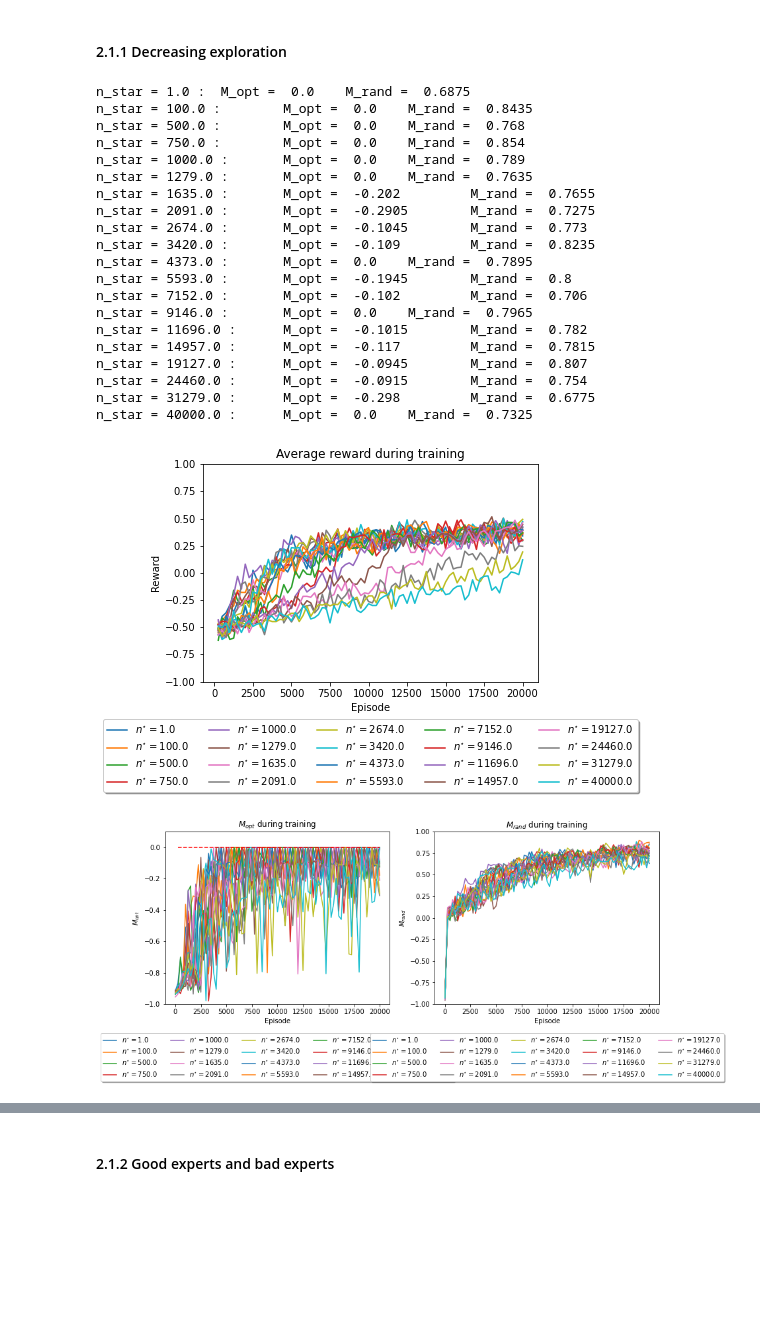
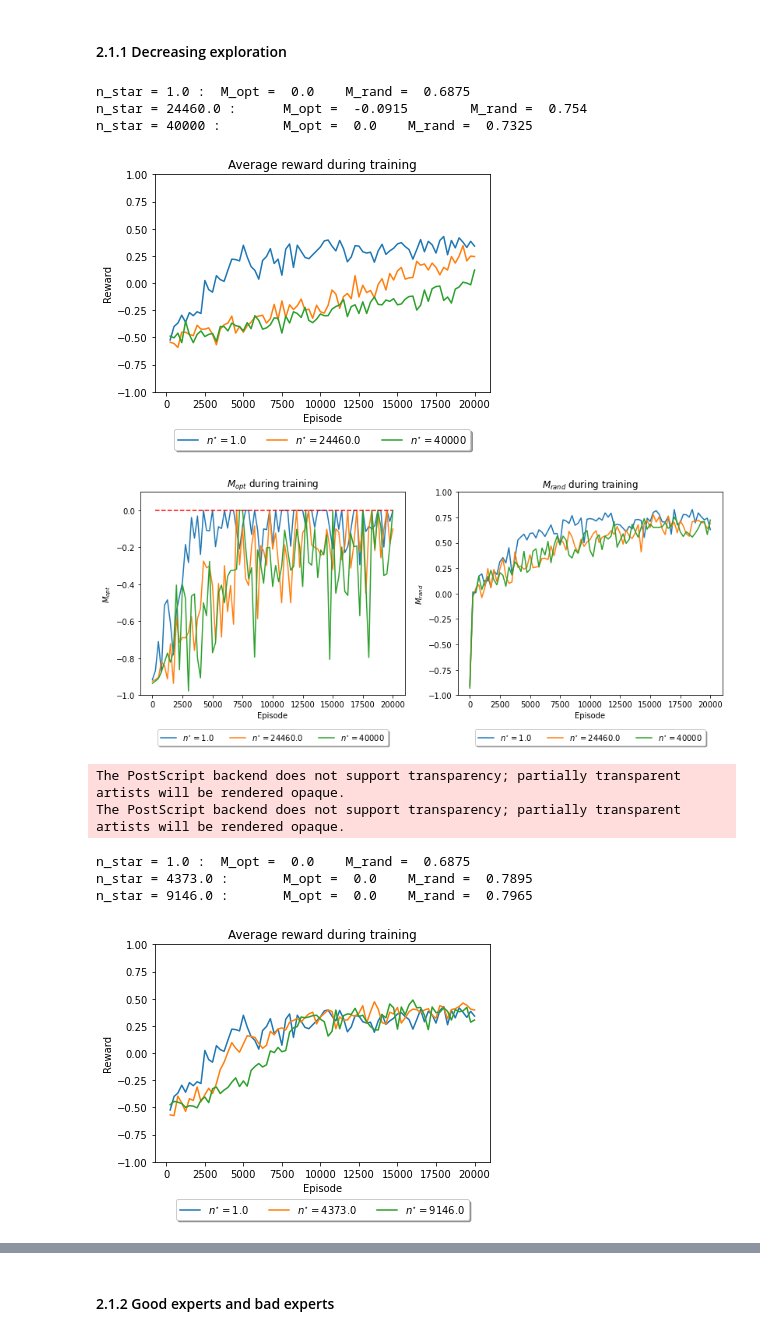
Before and after one commit to IvanBioli/ANN_Project, a Jupyter notebook: code/mini_project_1.ipynb, the cells around one changed output, grey strips where cells are left out. Saved outputs shown, nothing was run; the diff lists cells and outputs as text; code cells hidden in the pictures; blank space fills up the shorter version.

```diff
--- a/code/mini_project_1.ipynb
+++ b/code/mini_project_1.ipynb
@@ -288,2 +306,5 @@ def q_learning(env, alpha = 0.5, gamma = 0.99, num_episodes = 20000, epsilon_exp
 # %% [markdown]
 ### 2.1 Learning from experts
+# %%
+epsilon_vec_plot = np.array([0, 0.0001, 0.0005, 0.001, 0.005, 0.01, 0.05, 0.1, 0.5, 1])
+epsilon_vec = np.hstack((epsilon_vec_plot, np.setdiff1d(np.logspace(-4, -1, 10), epsilon_vec_plot)))
@@ -289,0 +334,9 @@ def q_learning(env, alpha = 0.5, gamma = 0.99, num_episodes = 20000, epsilon_exp
+# %%
+if load:
+    output_folder = os.path.join(os.getcwd(), 'results')
+    os.makedirs(output_folder, exist_ok=True)
+    fname = output_folder + '/stats_dict_eps_self.pkl'
+    with open(fname, 'rb') as handle:
+        stats_dict_eps = pickle.load(handle)
+
+plot_stats(stats_dict_eps, epsilon_vec_plot, "epsilon", "\epsilon", save=save_figs)
@@ -290,31 +358,29 @@ def q_learning(env, alpha = 0.5, gamma = 0.99, num_episodes = 20000, epsilon_exp
 # %%
-env = TictactoeEnv()
-
-# Hyper-parameters
-alpha = 0.05    # Learning rate
-gamma = 0.99    # Discount factor
-epsilon_opt = 0.5   # Optimal player's epsilon
-num_episodes = 20000
-epsilon_exploration = 0.01
-
+epsilon_exploration = 0.05
 Q, stats = q_learning(env, epsilon_exploration=epsilon_exploration, num_episodes=num_episodes, verbose=False, against_opt=True)
 # %%
 # Plotting the average reward for every 250 games during training
 running_average_rewards, x = running_average(stats['rewards'])
+fig = plt.figure()
 plt.plot(x, running_average_rewards)
 plt.ylim([-1,1])
 plt.xlabel('Episode')
 plt.ylabel('Reward')
 plt.title('Average reward during training')
 plt.show()
+if save_figs:
+        output_folder = os.path.join(os.getcwd(), 'figures')
+        os.makedirs(output_folder, exist_ok=True)
+        fig.savefig(output_folder + '/rewards_Q1.png')
+        fig.savefig(output_folder + '/rewards_Q1.eps', format = 'eps')
 
 # Comparing the performance with the optimal player and the random player
 turns = np.array(['X','O'])
 player_opt = OptimalPlayer(epsilon=0.)
 player_rand = OptimalPlayer(epsilon=1.)
 
-names = ['Optimal', 'Random', 'Trained']
-players = [OptimalPlayer(epsilon=0.), OptimalPlayer(epsilon=1.), QPlayer(Q=Q)]
+names = ['Trained', 'Optimal', 'Random']
+players = [QPlayer(Q=Q), OptimalPlayer(epsilon=0.), OptimalPlayer(epsilon=1.)]
 
 for (name, player) in zip(names, players):
     print("\n-----", name, " player-----")
@@ -366,35 +432,28 @@ if not load:
         with open(fname, 'wb') as handle:
             pickle.dump(stats_dict_nstar, handle, protocol=pickle.HIGHEST_PROTOCOL)
 # %%
-plot_n_star = vec_n_star
 if load:
     output_folder = os.path.join(os.getcwd(), 'results')
     os.makedirs(output_folder, exist_ok=True)
     fname = output_folder + '/stats_dict_nstar.pkl'
     with open(fname, 'rb') as handle:
         stats_dict_nstar = pickle.load(handle)
 
+plot_n_star = [1., 24460., 40000]
 plot_stats(stats_dict_nstar, plot_n_star, 'n_star', "n^{\star}", save=save_figs)
+
+plot_n_star = [1., 4373., 9146.]
+plot_stats(stats_dict_nstar, plot_n_star, 'n_star', "n^{\star}", save=save_figs)
+plot_stats(stats_dict_nstar, vec_n_star, 'n_star', "n^{\star}", save=False)
 # %% [output]
 n_star = 1.0 :  M_opt =  0.0    M_rand =  0.6875
-n_star = 100.0 :        M_opt =  0.0    M_rand =  0.8435
-n_star = 500.0 :        M_opt =  0.0    M_rand =  0.768
-n_star = 750.0 :        M_opt =  0.0    M_rand =  0.854
-n_star = 1000.0 :       M_opt =  0.0    M_rand =  0.789
-n_star = 1279.0 :       M_opt =  0.0    M_rand =  0.7635
-n_star = 1635.0 :       M_opt =  -0.202         M_rand =  0.7655
-n_star = 2091.0 :       M_opt =  -0.2905        M_rand =  0.7275
-n_star = 2674.0 :       M_opt =  -0.1045        M_rand =  0.773
-n_star = 3420.0 :       M_opt =  -0.109         M_rand =  0.8235
-n_star = 4373.0 :       M_opt =  0.0    M_rand =  0.7895
-n_star = 5593.0 :       M_opt =  -0.1945        M_rand =  0.8
-n_star = 7152.0 :       M_opt =  -0.102         M_rand =  0.706
-n_star = 9146.0 :       M_opt =  0.0    M_rand =  0.7965
-n_star = 11696.0 :      M_opt =  -0.1015        M_rand =  0.782
-n_star = 14957.0 :      M_opt =  -0.117         M_rand =  0.7815
-n_star = 19127.0 :      M_opt =  -0.0945        M_rand =  0.807
 n_star = 24460.0 :      M_opt =  -0.0915        M_rand =  0.754
-n_star = 31279.0 :      M_opt =  -0.298         M_rand =  0.6775
-n_star = 40000.0 :      M_opt =  0.0    M_rand =  0.7325
+n_star = 40000 :        M_opt =  0.0    M_rand =  0.7325
-[figure, old version]
+[figure, new version]
-[figure, old version]
+[figure, new version]
+The PostScript backend does not support transparency; partially transparent artists will be rendered opaque.
+The PostScript backend does not support transparency; partially transparent artists will be rendered opaque.
+n_star = 1.0 :  M_opt =  0.0    M_rand =  0.6875
+n_star = 4373.0 :       M_opt =  0.0    M_rand =  0.7895
+n_star = 9146.0 :       M_opt =  0.0    M_rand =  0.7965
+[figure, added]
```
Also changed, not shown: parts of 16 cells of this notebook, 21 other files.
